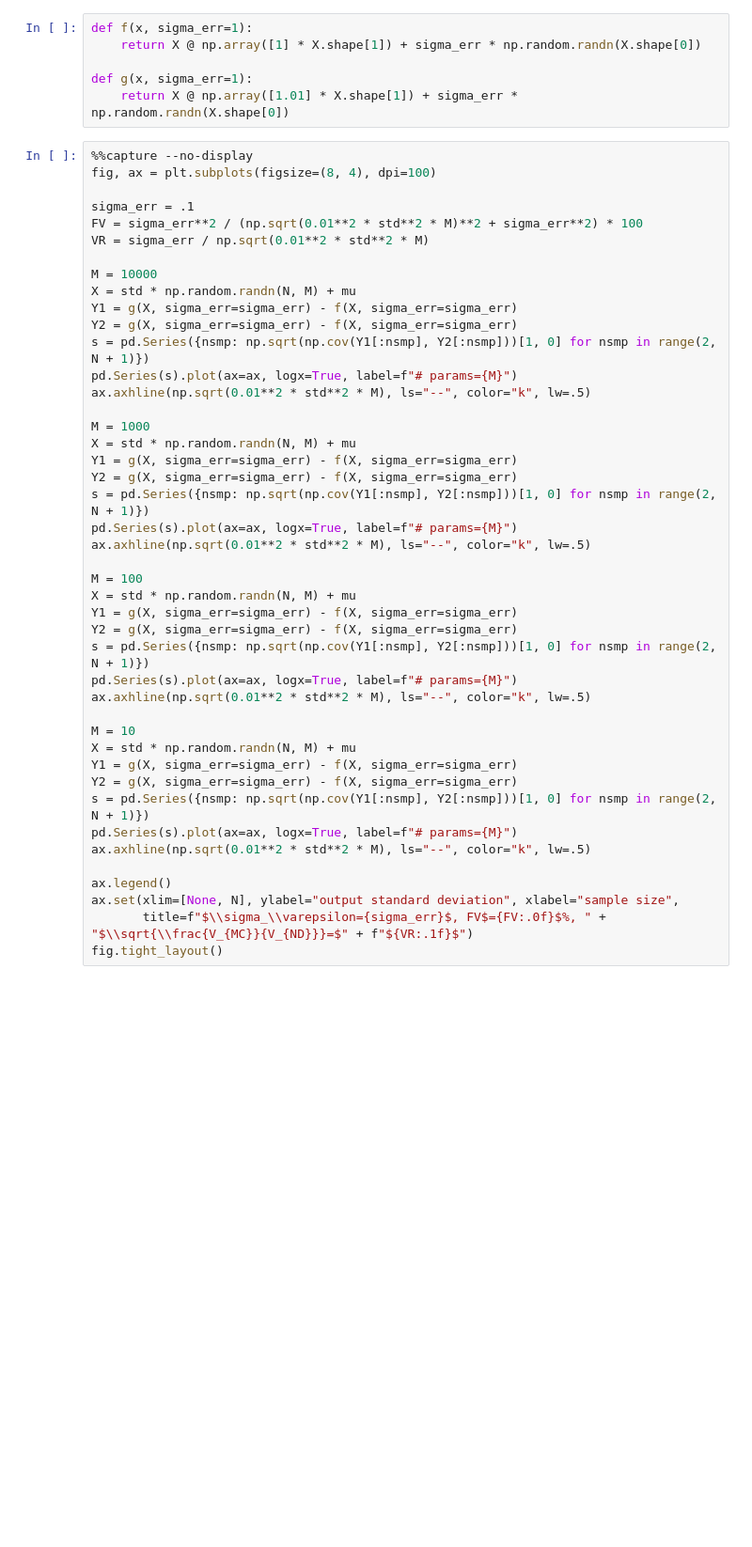
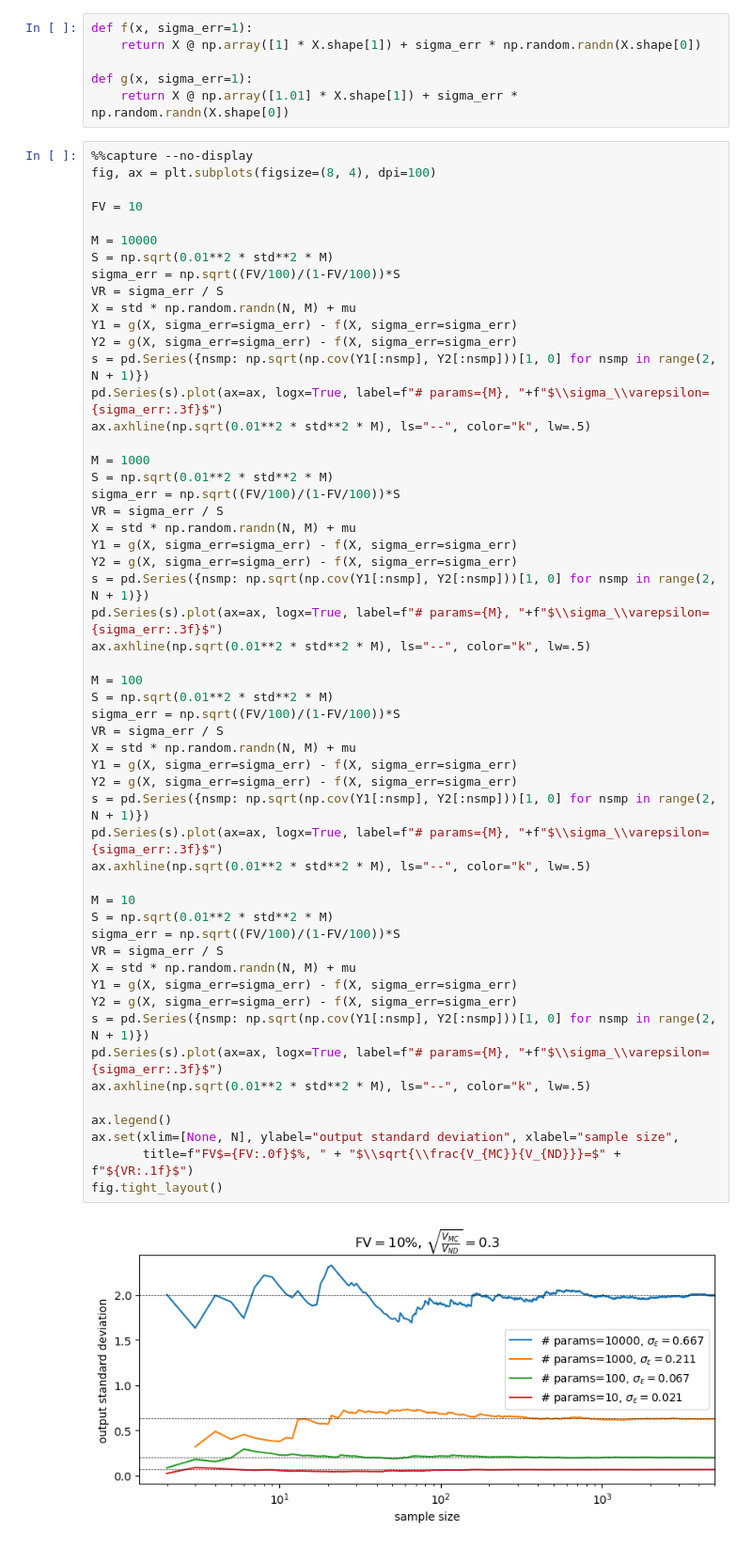
Before and after one commit to luca-fiorito-11/sandy, a Jupyter notebook: notebooks/notebook_uncertainty_feedback_conditional.ipynb, the cells around one changed output. Shown at 94% size. Drawn from its saved outputs; the diff is of its cells as text; blank space fills up the shorter version.

```diff
--- a/notebooks/notebook_uncertainty_feedback_conditional.ipynb
+++ b/notebooks/notebook_uncertainty_feedback_conditional.ipynb
@@ -173,46 +175,58 @@ def g(x, sigma_err=1):
 %%capture --no-display
 fig, ax = plt.subplots(figsize=(8, 4), dpi=100)
 
-sigma_err = .1
-FV = sigma_err**2 / (np.sqrt(0.01**2 * std**2 * M)**2 + sigma_err**2) * 100
-VR = sigma_err / np.sqrt(0.01**2 * std**2 * M)
+FV = 10
 
 M = 10000
+S = np.sqrt(0.01**2 * std**2 * M)
+sigma_err = np.sqrt((FV/100)/(1-FV/100))*S
+VR = sigma_err / S
 X = std * np.random.randn(N, M) + mu
 Y1 = g(X, sigma_err=sigma_err) - f(X, sigma_err=sigma_err)
 Y2 = g(X, sigma_err=sigma_err) - f(X, sigma_err=sigma_err)
 s = pd.Series({nsmp: np.sqrt(np.cov(Y1[:nsmp], Y2[:nsmp]))[1, 0] for nsmp in range(2, N + 1)})
-pd.Series(s).plot(ax=ax, logx=True, label=f"# params={M}")
+pd.Series(s).plot(ax=ax, logx=True, label=f"# params={M}, "+f"$\\sigma_\\varepsilon={sigma_err:.3f}$")
 ax.axhline(np.sqrt(0.01**2 * std**2 * M), ls="--", color="k", lw=.5)
 
 M = 1000
+S = np.sqrt(0.01**2 * std**2 * M)
+sigma_err = np.sqrt((FV/100)/(1-FV/100))*S
+VR = sigma_err / S
 X = std * np.random.randn(N, M) + mu
 Y1 = g(X, sigma_err=sigma_err) - f(X, sigma_err=sigma_err)
 Y2 = g(X, sigma_err=sigma_err) - f(X, sigma_err=sigma_err)
 s = pd.Series({nsmp: np.sqrt(np.cov(Y1[:nsmp], Y2[:nsmp]))[1, 0] for nsmp in range(2, N + 1)})
-pd.Series(s).plot(ax=ax, logx=True, label=f"# params={M}")
+pd.Series(s).plot(ax=ax, logx=True, label=f"# params={M}, "+f"$\\sigma_\\varepsilon={sigma_err:.3f}$")
 ax.axhline(np.sqrt(0.01**2 * std**2 * M), ls="--", color="k", lw=.5)
 
 M = 100
+S = np.sqrt(0.01**2 * std**2 * M)
+sigma_err = np.sqrt((FV/100)/(1-FV/100))*S
+VR = sigma_err / S
 X = std * np.random.randn(N, M) + mu
 Y1 = g(X, sigma_err=sigma_err) - f(X, sigma_err=sigma_err)
 Y2 = g(X, sigma_err=sigma_err) - f(X, sigma_err=sigma_err)
 s = pd.Series({nsmp: np.sqrt(np.cov(Y1[:nsmp], Y2[:nsmp]))[1, 0] for nsmp in range(2, N + 1)})
-pd.Series(s).plot(ax=ax, logx=True, label=f"# params={M}")
+pd.Series(s).plot(ax=ax, logx=True, label=f"# params={M}, "+f"$\\sigma_\\varepsilon={sigma_err:.3f}$")
 ax.axhline(np.sqrt(0.01**2 * std**2 * M), ls="--", color="k", lw=.5)
 
 M = 10
+S = np.sqrt(0.01**2 * std**2 * M)
+sigma_err = np.sqrt((FV/100)/(1-FV/100))*S
+VR = sigma_err / S
 X = std * np.random.randn(N, M) + mu
 Y1 = g(X, sigma_err=sigma_err) - f(X, sigma_err=sigma_err)
 Y2 = g(X, sigma_err=sigma_err) - f(X, sigma_err=sigma_err)
 s = pd.Series({nsmp: np.sqrt(np.cov(Y1[:nsmp], Y2[:nsmp]))[1, 0] for nsmp in range(2, N + 1)})
-pd.Series(s).plot(ax=ax, logx=True, label=f"# params={M}")
+pd.Series(s).plot(ax=ax, logx=True, label=f"# params={M}, "+f"$\\sigma_\\varepsilon={sigma_err:.3f}$")
 ax.axhline(np.sqrt(0.01**2 * std**2 * M), ls="--", color="k", lw=.5)
 
 ax.legend()
 ax.set(xlim=[None, N], ylabel="output standard deviation", xlabel="sample size",
-       title=f"$\\sigma_\\varepsilon={sigma_err}$, FV$={FV:.0f}$%, " + "$\\sqrt{\\frac{V_{MC}}{V_{ND}}}=$" + f"${VR:.1f}$")
+       title=f"FV$={FV:.0f}$%, " + "$\\sqrt{\\frac{V_{MC}}{V_{ND}}}=$" + f"${VR:.1f}$")
 fig.tight_layout()
+# %% [output]
+[figure, added]
 # %%
 %%capture --no-display
 fig, ax = plt.subplots(figsize=(8, 4), dpi=100)
```
Also changed, not shown: parts of 5 cells of this notebook.
